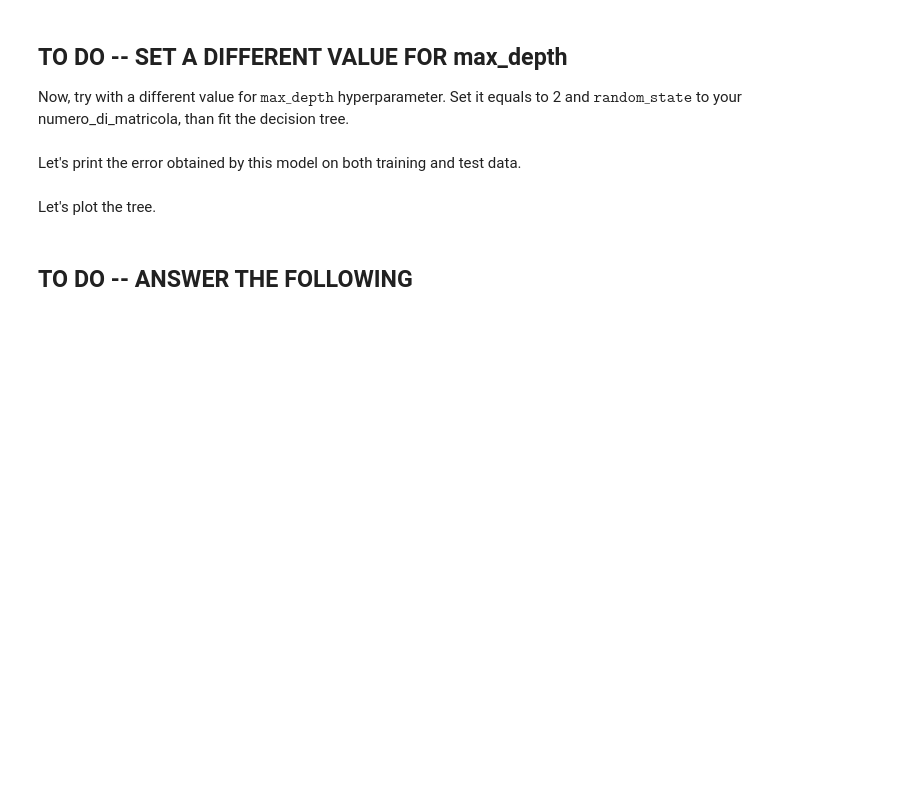
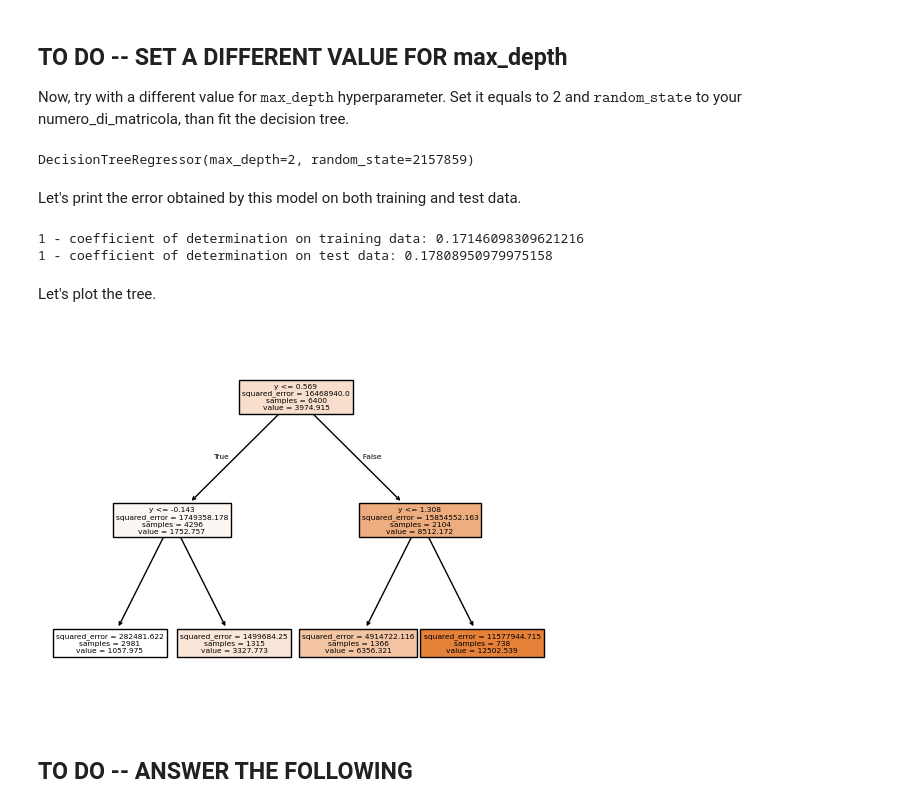
Before and after one commit to CaregnatoGianluca/MachineLearning, a Jupyter notebook: Homework2/DT_GianlucaCaregnato_2157859.ipynb, the cells around one changed output. Drawn from its saved outputs; the diff is of its cells as text; code cells hidden in the pictures; blank space fills up the shorter version.

```diff
--- a/Homework2/DT_GianlucaCaregnato_2157859.ipynb
+++ b/Homework2/DT_GianlucaCaregnato_2157859.ipynb
@@ -150,3 +143,13 @@ df[categorical_columns] = encoder.fit_transform(df[categorical_columns])
+# %%
+from sklearn.preprocessing import OrdinalEncoder
+
+# -- TO DO
+encoder = OrdinalEncoder(categories = [
+    ['Fair', 'Good', 'Very Good', 'Premium', 'Ideal'],
+    ['J', 'I', 'H', 'G', 'F', 'E', 'D'],
+    ['I1', 'SI2', 'SI1', 'VS2', 'VS1', 'VVS2', 'VVS1', 'IF'],])
+
+X[:,1:4] = encoder.fit_transform(X[:,1:4])
 # %% [markdown]
 Check if the encoding was done correctly.
 # %%
@@ -209,3 +207,16 @@ from sklearn.preprocessing import StandardScaler
+# %%
+# -- data standardization
+# -- TO DO
+from sklearn.preprocessing import StandardScaler
+
+continuous_variables_index = [0,4,5,6,7,8]
+scaler = StandardScaler().fit(X_train[:, continuous_variables_index])
+
+X_train_scaled = X_train.copy()
+X_test_scaled = X_test.copy()
+
+X_train_scaled[:, continuous_variables_index] = scaler.transform(X_train[:, continuous_variables_index])
+X_test_scaled[:, continuous_variables_index] = scaler.transform(X_test[:, continuous_variables_index])
 # %% [markdown]
 # Decision tree models
 # %% [markdown]
@@ -217,3 +228,5 @@ Learn a decision tree leaving the default values for the hyperparameters. Set on
 # %%
 from sklearn.tree import DecisionTreeRegressor
 # -- TO DO
+decision_tree = DecisionTreeRegressor(random_state = numero_di_matricola)
+decision_tree.fit(X_train_scaled, Y_train)
@@ -254,21 +278,32 @@ Now, try with a different value for $\texttt{max\_depth}$ hyperparameter. Set it
+# %%
+# -- TO DO
+decision_tree_depth_2 = DecisionTreeRegressor(max_depth = 2, random_state = numero_di_matricola)
+decision_tree_depth_2.fit(X_train_scaled, Y_train)
+# %% [output]
+DecisionTreeRegressor(max_depth=2, random_state=2157859)
 # %% [markdown]
 Let's print the error obtained by this model on both training and test data.
 # %%
 # -- print the value of 1 - coefficient of determination R^2, for the training and test data
-print("1 - coefficient of determination on training data:", # -- TO DO)
-print("1 - coefficient of determination on test data:", # -- TO DO)
+print("1 - coefficient of determination on training data:", 1 - decision_tree_depth_2.score(X_train_scaled, Y_train))
+print("1 - coefficient of determination on test data:",1 - decision_tree_depth_2.score(X_test_scaled, Y_test))
+# %% [output]
+1 - coefficient of determination on training data: 0.17146098309621216
+1 - coefficient of determination on test data: 0.17808950979975158
 # %% [markdown]
 Let's plot the tree.
 # %%
 from sklearn import tree
 
 plt.figure()
-tree.plot_tree(decision_tree = # -- TO DO,
+tree.plot_tree(decision_tree = decision_tree_depth_2,
                feature_names=features_names,
                class_names=['price'],
                filled=True)
 plt.savefig('tree.pdf')
 plt.show()
+# %% [output]
+[figure, added]
 # %% [markdown]
 ## TO DO -- ANSWER THE FOLLOWING
 # %% [markdown]
```
Also changed, not shown: parts of 21 cells of this notebook, 2 other files.
